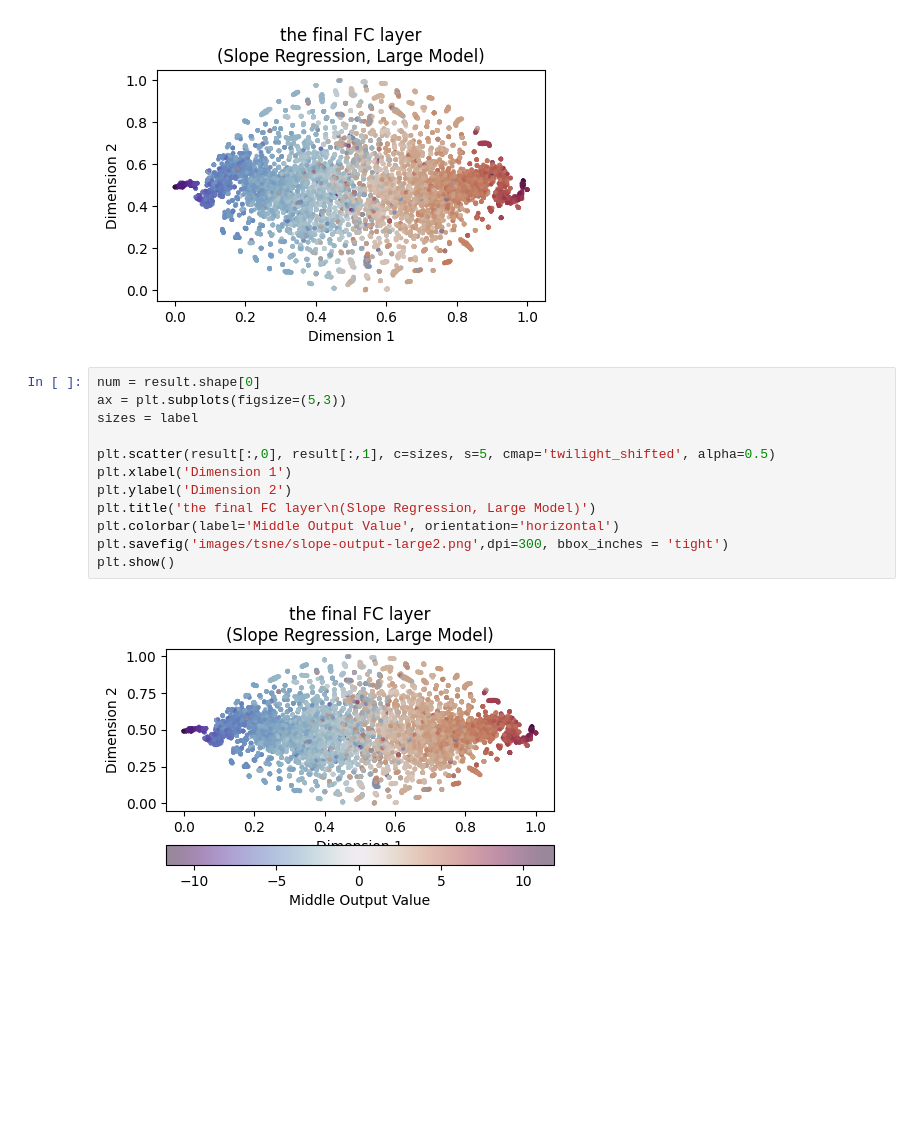
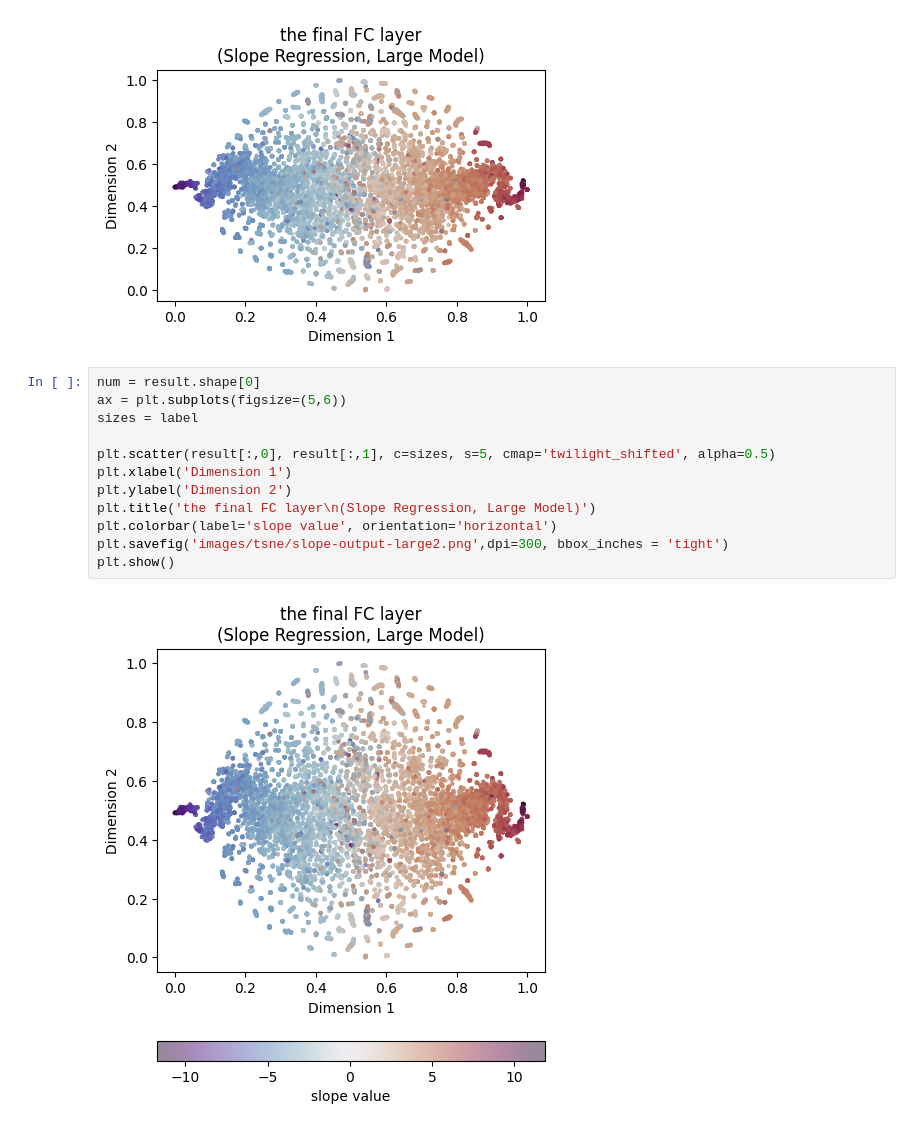
Before and after one commit to Liuzhe30/Methven, a Jupyter notebook: experiment/03-representation-visualization(slope-regression).ipynb, the cells around one changed output. Saved outputs shown, nothing was run; the diff lists cells and outputs as text; blank space fills up the shorter version.

Commit message:
fix legend

```diff
--- a/experiment/03-representation-visualization(slope-regression).ipynb
+++ b/experiment/03-representation-visualization(slope-regression).ipynb
@@ -210,15 +210,15 @@ plt.show()
 [figure]
 # %%
 num = result.shape[0]
-ax = plt.subplots(figsize=(5,3))
+ax = plt.subplots(figsize=(5,6))
 sizes = label
 
 plt.scatter(result[:,0], result[:,1], c=sizes, s=5, cmap='twilight_shifted', alpha=0.5)
 plt.xlabel('Dimension 1')
 plt.ylabel('Dimension 2')
 plt.title('the final FC layer\n(Slope Regression, Large Model)')
-plt.colorbar(label='Middle Output Value', orientation='horizontal')
+plt.colorbar(label='slope value', orientation='horizontal')
 plt.savefig('images/tsne/slope-output-large2.png',dpi=300, bbox_inches = 'tight')
 plt.show()
 # %% [output]
-[figure, old version]
+[figure, new version]
```
